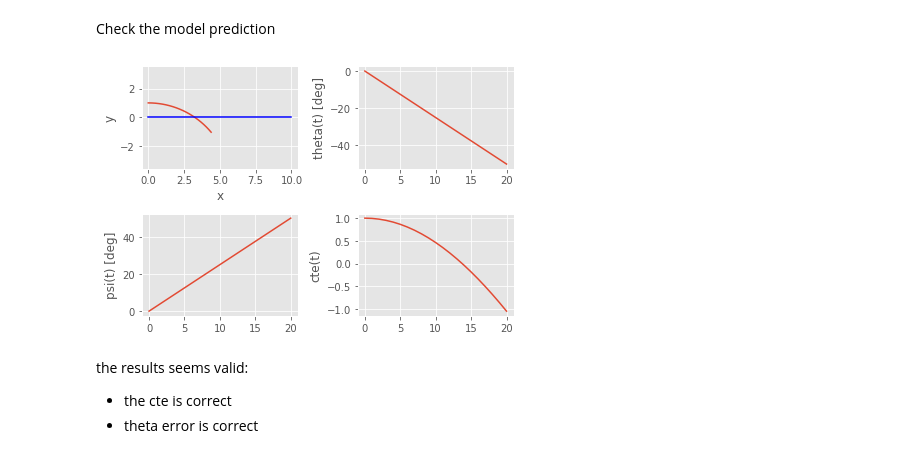
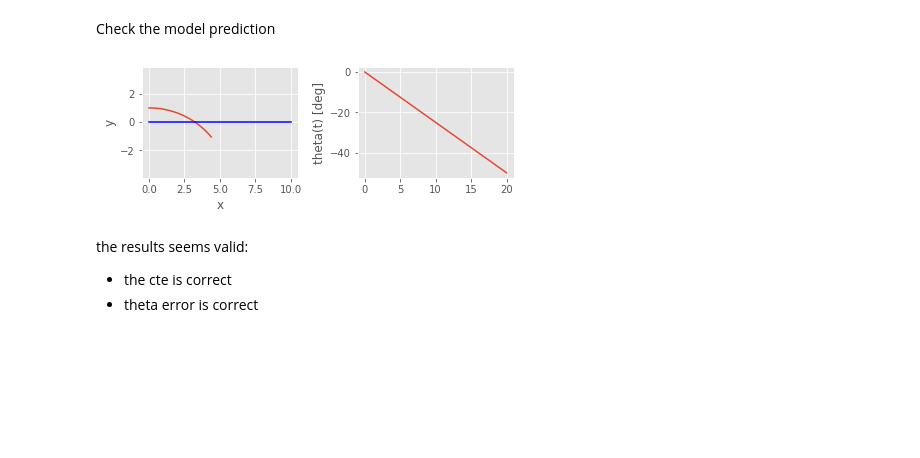
Before and after one commit to mcarfagno/mpc_python, a Jupyter notebook: notebook/MPC_cte_cvxpy.ipynb, the cells around one changed output. Saved outputs shown, nothing was run; the diff lists cells and outputs as text; code cells hidden in the pictures; blank space fills up the shorter version.

```diff
--- a/notebook/MPC_cte_cvxpy.ipynb
+++ b/notebook/MPC_cte_cvxpy.ipynb
@@ -176,7 +176,7 @@ $f(x,u)=f(\bar{x},\bar{u}) + \frac{df(x,u)}{dx}|_{x=\bar{x}}(x-\bar{x}) + \frac{
 # %%
 # Control problem statement.
 
-N = 5 #number of state variables
+N = 3 #number of state variables
 M = 2 #number of control variables
 T = 20 #Prediction Horizon
 dt = 0.25 #discretization step
@@ -223,14 +218,10 @@ def kinematics_model(x,t,u):
     dxdt = u[0]*np.cos(x[2])
     dydt = u[0]*np.sin(x[2])
     dthetadt = u[1]
-    dpsidt = -u[1]
-    dctedt = u[0]*np.sin(-x[3])
 
     dqdt = [dxdt,
             dydt,
-            dthetadt,
-            dpsidt,
-            dctedt]
+            dthetadt]
 
     return dqdt
 
@@ -280,30 +269,22 @@ Check the model prediction
 # %%
 #plot trajectory
 plt.subplot(2, 2, 1)
 plt.plot(x_bar[0,:],x_bar[1,:])
 plt.plot(np.linspace(0,10,T+1),np.zeros(T+1),"b-")
 plt.axis('equal')
 plt.ylabel('y')
 plt.xlabel('x')
 
 plt.subplot(2, 2, 2)
 plt.plot(np.degrees(x_bar[2,:]))
 plt.ylabel('theta(t) [deg]')
 #plt.xlabel('time')
 
-plt.subplot(2, 2, 3)
-plt.plot(np.degrees(x_bar[3,:]))
-plt.ylabel('psi(t) [deg]')
-#plt.xlabel('time')
-
-plt.subplot(2, 2, 4)
-plt.plot(x_bar[4,:])
-plt.ylabel('cte(t)')
 
 plt.tight_layout()
 plt.show()
 # %% [output]
-[figure, old version]
+[figure, new version]
 # %% [markdown]
 the results seems valid:
 * the cte is correct
```
Also changed, not shown: parts of 9 cells of this notebook.
